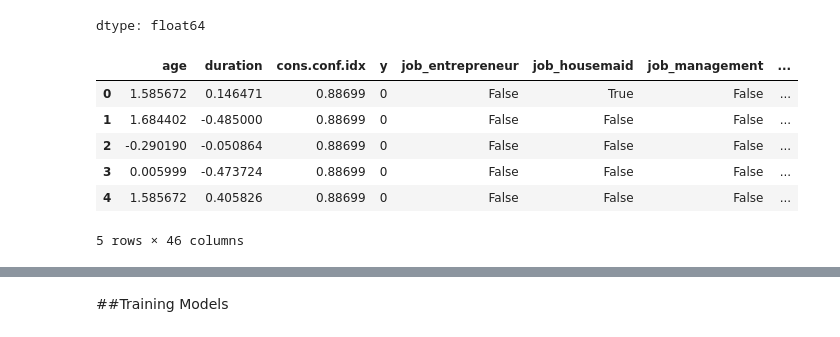
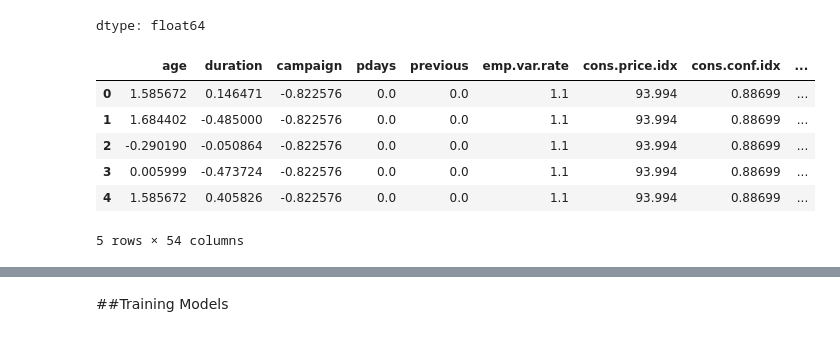
Before and after one commit to SithmiDesilva/Bank_Marketing_Prediction, a Jupyter notebook: Bank_Marketing_Prediction.ipynb, the cells around one changed output, grey strips where cells are left out. Drawn from its saved outputs; the diff is of its cells as text; code cells hidden in the pictures.

```diff
--- a/Bank_Marketing_Prediction.ipynb
+++ b/Bank_Marketing_Prediction.ipynb
@@ -110,7 +66,7 @@ data_1.duplicated().sum()
 12
 # %%
 # Handle duplicate values
-clean_data=data_1.drop_duplicates()
+clean_data=data.drop_duplicates()
 # %%
 print("Clean Shape:",clean_data.shape)
 clean_data.head()
@@ -259,9 +215,9 @@ for column in clean_data.select_dtypes(include="number").columns:
 # %% [markdown]
 Encoding
 # %%
-categorical_columns_1=['job','marital','education','default','housing','loan','contact','month','day_of_week','poutcome']
-data_encoded_1=pd.get_dummies(clean_data,columns=categorical_columns_1,drop_first=True)
-data_encoded_1.head()
+categorical_columns=['job','marital','education','default','housing','loan','contact','month','day_of_week','poutcome']
+data_encoded=pd.get_dummies(clean_data,columns=categorical_columns,drop_first=True)
+data_encoded.head()
 # %% [output]
 |  | age | duration | campaign | pdays | previous | emp.var.rate | cons.price.idx | cons.conf.idx | ... |
 | 0 | 56 | 261 | 1 | 999 | 0 | 1.1 | 93.994 | -36.4 | ... |
@@ -272,7 +228,7 @@ data_encoded_1.head()
 5 rows × 54 columns
 # %%
 # Encode the target variable ('y') as binary: 'yes' -> 1, 'no' -> 0
-data_encoded_1['y'] = data_encoded_1['y'].map({'yes': 1, 'no': 0})
+data_encoded['y'] = data_encoded['y'].map({'yes': 1, 'no': 0})
 # %%
 #Outlier treatment: Capping
 
@@ -299,8 +255,8 @@ Column euribor3m: Lower Whisker = -4.081499999999999, Upper Whisker = 10.3865
 Column nr.employed: Lower Whisker = 4905.6, Upper Whisker = 5421.6
 # %%
 #Feature scaling
-numerical_columns_1 = ['age', 'duration', 'campaign', 'pdays', 'previous','cons.conf.idx','euribor3m','nr.employed']
+numerical_columns = ['age', 'duration', 'campaign', 'pdays', 'previous','cons.conf.idx','euribor3m','nr.employed']
 scaler = StandardScaler()
-data_encoded_1[numerical_columns_1] = scaler.fit_transform(data_encoded_1[numerical_columns_1])
+data_encoded[numerical_columns] = scaler.fit_transform(data_encoded[numerical_columns])
 # %%
 #Finding the correlation of the 'y' value
@@ -326,14 +282,14 @@ corr
 | poutcome_success | 0.316302 |
 dtype: float64
 # %%
-data_encoded_1.head()
+data_encoded.head()
 # %% [output]
-|  | age | duration | cons.conf.idx | y | job_entrepreneur | job_housemaid | job_management | ... |
-| 0 | 1.585672 | 0.146471 | 0.88699 | 0 | False | True | False | ... |
-| 1 | 1.684402 | -0.485000 | 0.88699 | 0 | False | False | False | ... |
-| 2 | -0.290190 | -0.050864 | 0.88699 | 0 | False | False | False | ... |
-| 3 | 0.005999 | -0.473724 | 0.88699 | 0 | False | False | False | ... |
-| 4 | 1.585672 | 0.405826 | 0.88699 | 0 | False | False | False | ... |
+|  | age | duration | campaign | pdays | previous | emp.var.rate | cons.price.idx | cons.conf.idx | ... |
+| 0 | 1.585672 | 0.146471 | -0.822576 | 0.0 | 0.0 | 1.1 | 93.994 | 0.88699 | ... |
+| 1 | 1.684402 | -0.485000 | -0.822576 | 0.0 | 0.0 | 1.1 | 93.994 | 0.88699 | ... |
+| 2 | -0.290190 | -0.050864 | -0.822576 | 0.0 | 0.0 | 1.1 | 93.994 | 0.88699 | ... |
+| 3 | 0.005999 | -0.473724 | -0.822576 | 0.0 | 0.0 | 1.1 | 93.994 | 0.88699 | ... |
+| 4 | 1.585672 | 0.405826 | -0.822576 | 0.0 | 0.0 | 1.1 | 93.994 | 0.88699 | ... |
-5 rows × 46 columns
+5 rows × 54 columns
 # %%
 #Removing all the data which has the least relationship with the 'y' value
```
Also changed, not shown: parts of 27 cells of this notebook.
